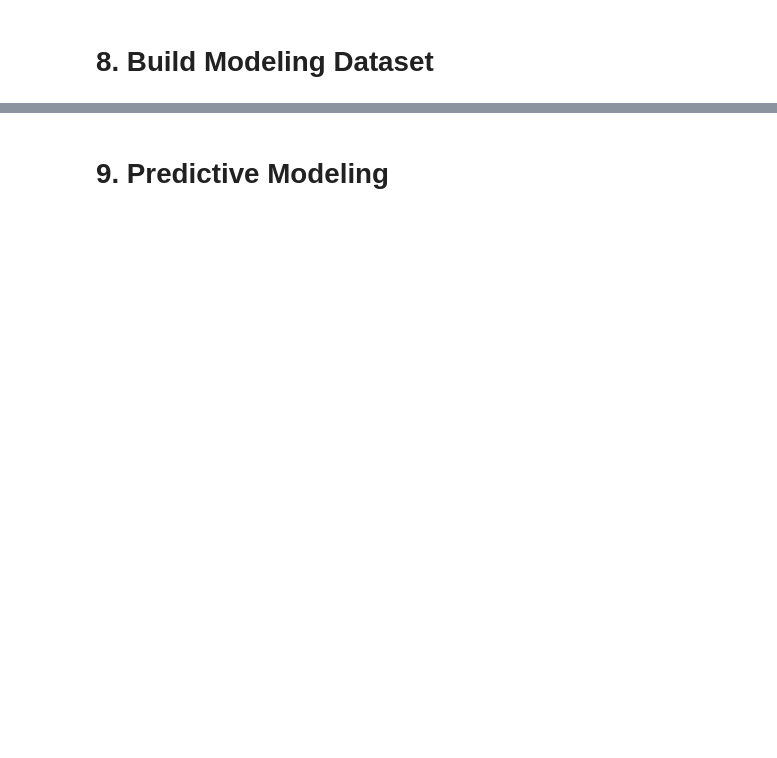
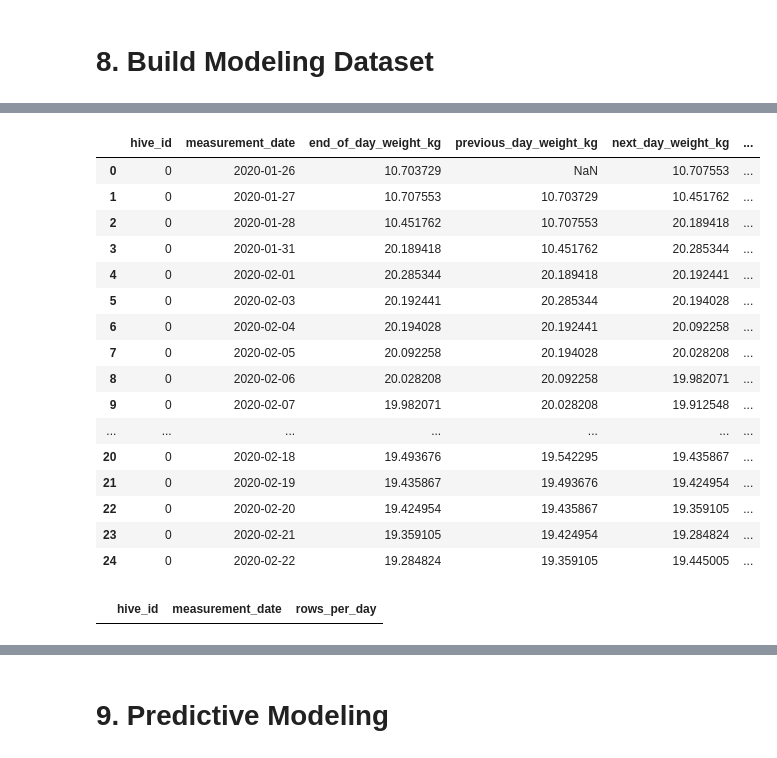
Before and after one commit to stephfn/honey-yield-predictive-model, a Jupyter notebook: Stephanie_Work/Honey_DuckDB_Practice.ipynb, the cells around one changed output, grey strips where cells are left out. Drawn from its saved outputs; the diff is of its cells as text; code cells hidden in the pictures; blank space fills up the shorter version.

```diff
--- a/Stephanie_Work/Honey_DuckDB_Practice.ipynb
+++ b/Stephanie_Work/Honey_DuckDB_Practice.ipynb
@@ -504,0 +1012,50 @@ FROM honey_daily;
+# %%
+con.execute("""
+SELECT
+    hive_id,
+    measurement_date,
+    end_of_day_weight_kg,
+    previous_day_weight_kg,
+    next_day_weight_kg,
+    previous_day_weight_change_kg,
+    target_next_day_weight_change_kg,
+    days_since_previous_observation,
+    days_to_next_observation
+FROM honey_model_candidates
+ORDER BY hive_id, measurement_date
+LIMIT 25;
+""").df()
+# %% [output]
+|  | hive_id | measurement_date | end_of_day_weight_kg | previous_day_weight_kg | next_day_weight_kg | ... |
+| 0 | 0 | 2020-01-26 | 10.703729 | NaN | 10.707553 | ... |
+| 1 | 0 | 2020-01-27 | 10.707553 | 10.703729 | 10.451762 | ... |
+| 2 | 0 | 2020-01-28 | 10.451762 | 10.707553 | 20.189418 | ... |
+| 3 | 0 | 2020-01-31 | 20.189418 | 10.451762 | 20.285344 | ... |
+| 4 | 0 | 2020-02-01 | 20.285344 | 20.189418 | 20.192441 | ... |
+| 5 | 0 | 2020-02-03 | 20.192441 | 20.285344 | 20.194028 | ... |
+| 6 | 0 | 2020-02-04 | 20.194028 | 20.192441 | 20.092258 | ... |
+| 7 | 0 | 2020-02-05 | 20.092258 | 20.194028 | 20.028208 | ... |
+| 8 | 0 | 2020-02-06 | 20.028208 | 20.092258 | 19.982071 | ... |
+| 9 | 0 | 2020-02-07 | 19.982071 | 20.028208 | 19.912548 | ... |
+| ... | ... | ... | ... | ... | ... | ... |
+| 20 | 0 | 2020-02-18 | 19.493676 | 19.542295 | 19.435867 | ... |
+| 21 | 0 | 2020-02-19 | 19.435867 | 19.493676 | 19.424954 | ... |
+| 22 | 0 | 2020-02-20 | 19.424954 | 19.435867 | 19.359105 | ... |
+| 23 | 0 | 2020-02-21 | 19.359105 | 19.424954 | 19.284824 | ... |
+| 24 | 0 | 2020-02-22 | 19.284824 | 19.359105 | 19.445005 | ... |
+# %%
+con.execute("""
+SELECT
+    hive_id,
+    measurement_date,
+    COUNT(*) AS rows_per_day
+FROM honey_daily_summary
+GROUP BY
+    hive_id,
+    measurement_date
+HAVING COUNT(*) > 1
+ORDER BY rows_per_day DESC
+LIMIT 20;
+""").df()
+# %% [output]
+|  | hive_id | measurement_date | rows_per_day |
```
Also changed, not shown: parts of 64 cells of this notebook.
